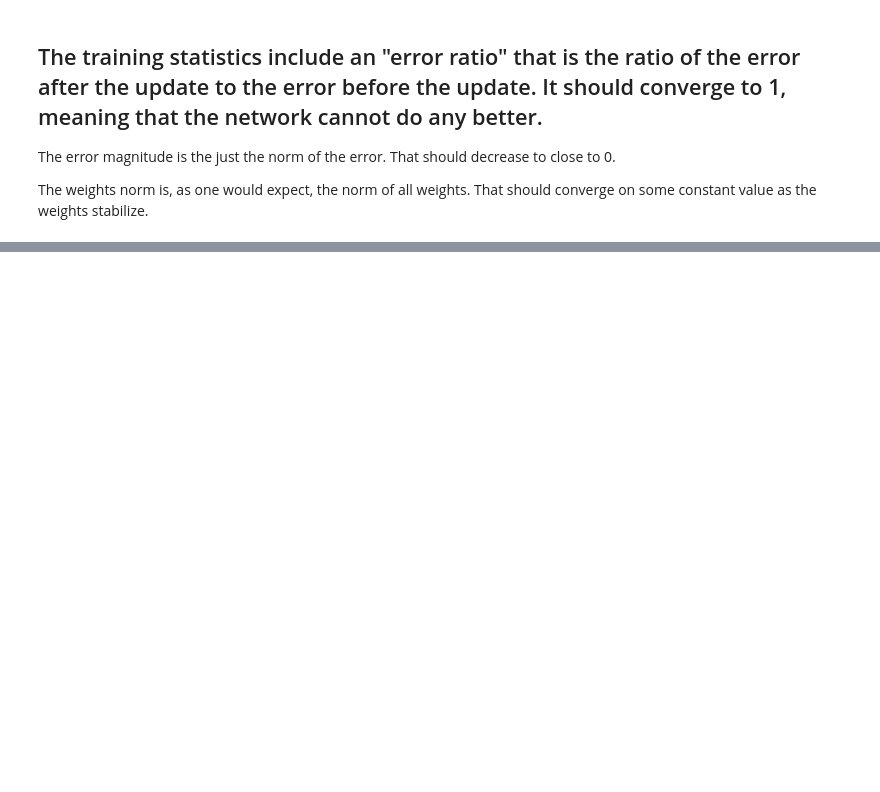
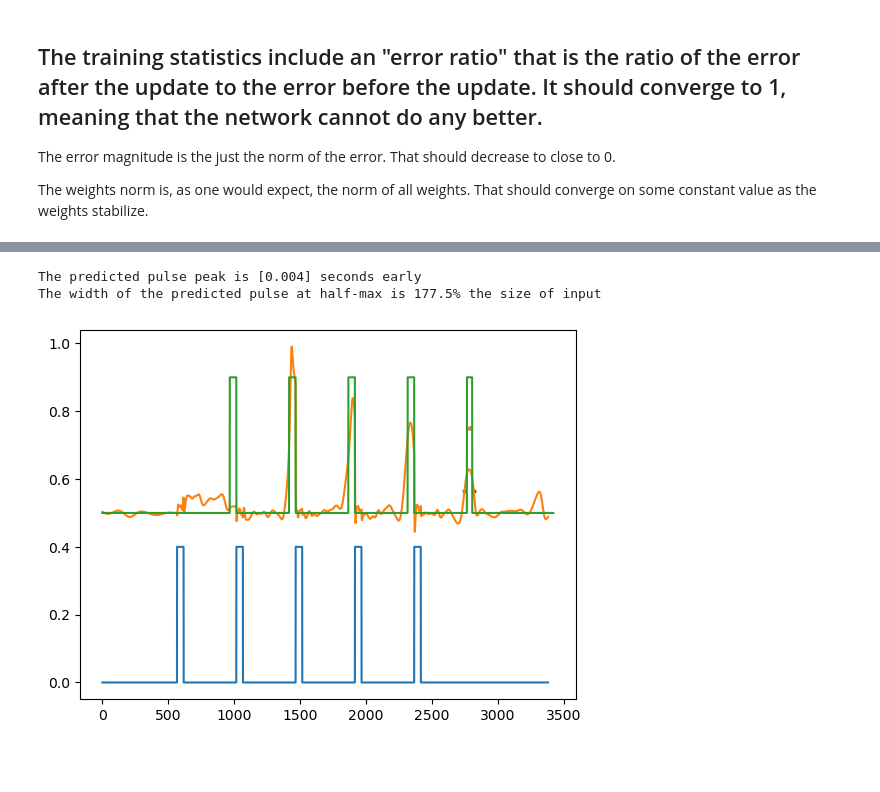
Before and after one commit to METRElab/Full_Force_Pulse_Prediction, a Jupyter notebook: Full-Force-Pulse-Prediction.ipynb, the cells around one changed output, grey strips where cells are left out. Cells and saved outputs as stored; diff of their text form; code cells hidden in the pictures; blank space fills up the shorter version.

```diff
--- a/Full-Force-Pulse-Prediction.ipynb
+++ b/Full-Force-Pulse-Prediction.ipynb
@@ -251,3 +368,54 @@ Normalized error: 0.00669412
+# %%
+#print(len(x[0][2]))
+ftarg = x[0][1]
+
+fout = x[0][2]
+
+a = np.where(ftarg == np.max(ftarg))
+a = np.array_split(a[0],5)
+
+idx = a[4][0] + abs(a[4][0] -  a[3][0])
+ftarg = np.concatenate((ftarg[:idx], np.full_like(np.zeros((40, 1)),0.9), ftarg[idx:]), axis=0)
+
+plt.plot(x[0][0])
+plt.plot(fout)
+plt.plot(ftarg)
+
+max_val = np.max(fout[idx-200:idx+200])
+
+max_out_near_predict = np.where(fout[idx-200:idx+200] == max_val)
+idx2 = max_out_near_predict[0][0]+ idx-200
+#print(np.max(fout[idx-200:idx+200]))
+plt.scatter(idx+20, 0.75,4)
+plt.scatter(idx - 200 + max_out_near_predict[0],0.75,4)
+time_from_target = 0.001*((idx-200+max_out_near_predict[0])-(idx+20))
+
+if time_from_target < 0:
+    print(f"The predicted pulse peak is {abs(time_from_target)} seconds early")
+else:
+    print(f"The predicted pulse peak is {time_from_target} seconds late")
+
+#print(fout[idx2][0])
+#print(round(0.25+max_val/2,8))
+#Ppt(np.abs(fout[idx2-200:idx2] - (0.25+max_val/2)).argmin())
+pulse_left = idx2 -200 + np.abs(fout[idx2-200:idx2] - (0.25+max_val/2)).argmin()
+pulse_right = idx2 + np.abs(fout[idx2:idx2+200] - (0.25+max_val/2)).argmin()
+
+plt.scatter(pulse_left, 0.25+max_val/2,4)
+plt.scatter(pulse_right, 0.25+max_val/2,4)
+#plt.plot(pulse_left,0.25+max_val/2,pulse_right, 0.25+max_val/2,c='k')
+#pulse_right = np.where(fout[idx2:idx2+200] == (round(0.25+max_val/2,8)))
+
+
+#print(pulse_left)
+#print(pulse_right)
+print(f"The width of the predicted pulse at half-max is {100*abs(pulse_left-pulse_right)/40}% the size of input")
+# %% [output]
+The predicted pulse peak is [0.004] seconds early
+The width of the predicted pulse at half-max is 177.5% the size of input
+[figure, added]
+# %% [markdown]
+##
 # %%
 import pickle
 loaded_model = pickle.load(open("model16-2500-full-period-20-20-0.5",'rb'))
```
Also changed, not shown: parts of 10 cells of this notebook, 5 other files.
